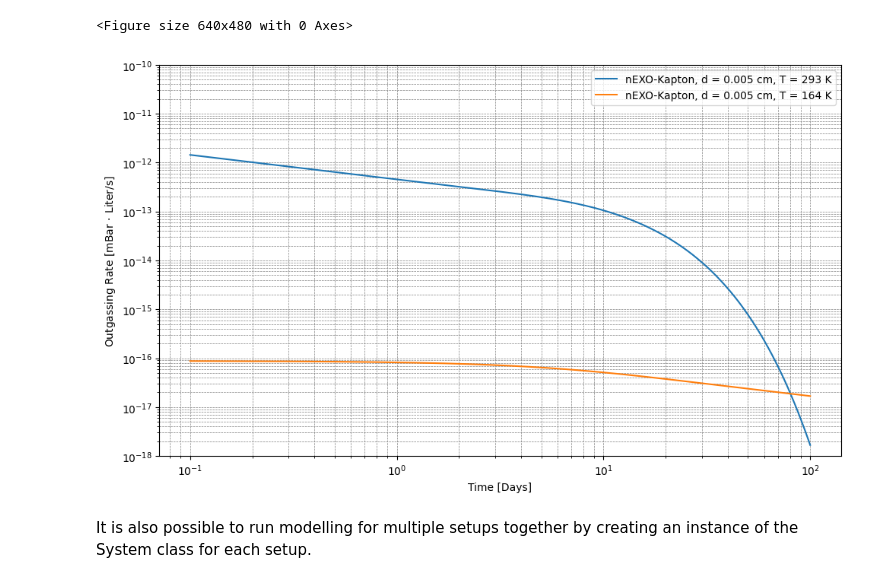
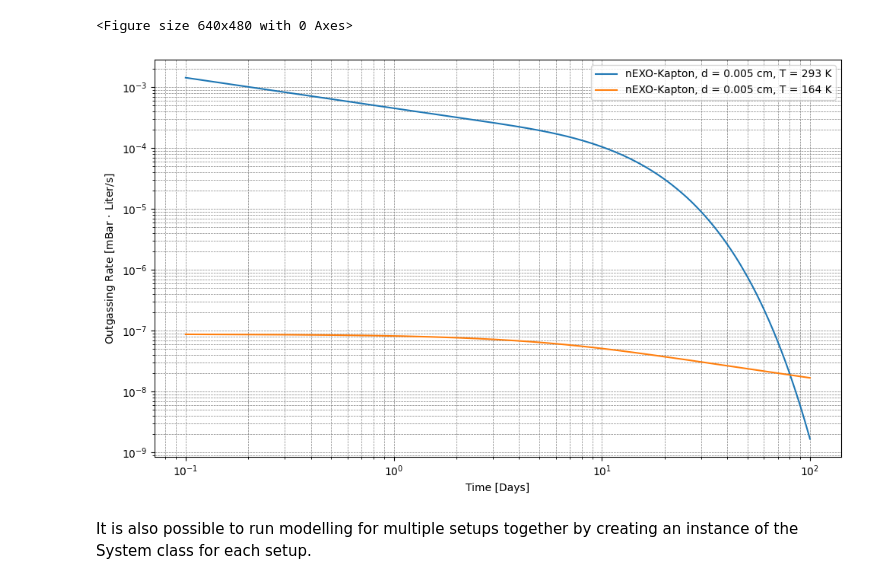
Before and after one commit to antoine-amy/Electronegative_impurities, a Jupyter notebook: Impurities_models.ipynb, the cells around one changed output. Drawn from its saved outputs; the diff is of its cells as text; code cells hidden in the pictures.

```diff
--- a/Impurities_models.ipynb
+++ b/Impurities_models.ipynb
@@ -88,14 +100,17 @@ The number of impurities is finally calculated using the solution to the diffusi
 # %%
 # Calculate diffusion constants and initial impurities.
 S1.diffusion_constants = enf.get_diff_temp(S1, S1.temperatures)
-S1.initial_impurities = enf.get_initial_impurities(S1, units='#')
+S1.initial_impurities = enf.get_initial_impurities(S1, units="#")
 
 # Define the labels for the plot (name of the setup, temperature, thickness of the material.
-S1.labels = ['%s, d = %s cm, T = %d K' % (S1.version, S1.thickness, S1.temperatures[0]), '%s, d = %s cm, T = %d K' % (S1.version, S1.thickness, S1.temperatures[1])]
+S1.labels = [
+    "%s, d = %s cm, T = %d K" % (S1.version, S1.thickness, S1.temperatures[0]),
+    "%s, d = %s cm, T = %d K" % (S1.version, S1.thickness, S1.temperatures[1]),
+]
 
 # Calculate the number of impurities left in the sample as a function of time.
 S1.impurities = enf.get_impurities_vs_time(data=S1)
 
 # Calculate the outgassing rate as a function of time.
-S1.flow_rate = enf.get_flow_rate_vs_time(data=S1, units='mBar Liter')
+S1.flow_rate = enf.get_flow_rate_vs_time(data=S1, units="mBar Liter")
 # %%
@@ -148,35 +166,35 @@ plt.show()
 # %%
 # Create the plot for the outgassing rates.
 fig, ax = plt.subplots(figsize=(10, 6))
-ax.set_xlabel('Time [Days]')
-ax.set_ylabel(r'Outgassing Rate [mBar$\,\cdot\,$Liter/s]')
-ax.set_ylim(1e-18, 1e-10)
-ax.set_yscale('log')
-ax.set_xscale('log')
-ax.grid(which='both', linestyle='--', linewidth=0.5, color='gray')
+ax.set_xlabel("Time [Days]")
+ax.set_ylabel(r"Outgassing Rate [mBar$\,\cdot\,$Liter/s]")
+# ax.set_ylim(1e-18, 1e-10)
+ax.set_yscale("log")
+ax.set_xscale("log")
+ax.grid(which="both", linestyle="--", linewidth=0.5, color="gray")
 ax.minorticks_on()
 
 # Plot data
 for dataset in [S1]:
     # Check if dataset.time has only one sublist
     if len(dataset.time) == 1:
         # Replicate the time data for each set of impurities
         time_data = [dataset.time[0] for _ in dataset.flow_rate]
     else:
         time_data = dataset.time
 
     for time, flow_rate, label in zip(time_data, dataset.flow_rate, dataset.labels):
         # Convert time from seconds to days
         # time_in_days = [t / 86400 for t in time]
         plt.plot(time, flow_rate, label=label)
 
 
 # Set legend and adjust layout
 ax.legend()
 plt.tight_layout()
 plt.show()
 # %% [output]
-[figure, old version]
+[figure, new version]
 # %% [markdown]
 It is also possible to run modelling for multiple setups together by creating an instance of the System class for each setup.
 # %%
```
Also changed, not shown: parts of 14 cells of this notebook, 6 other files.
